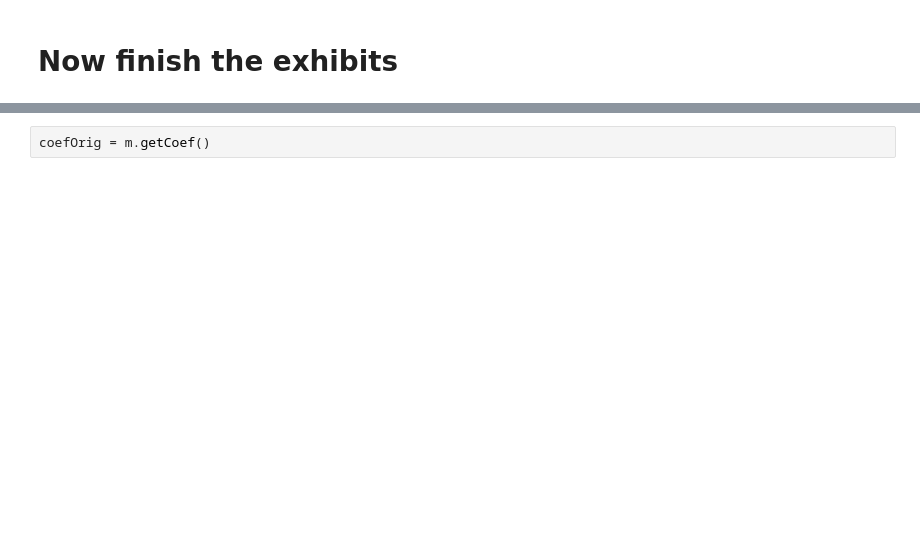
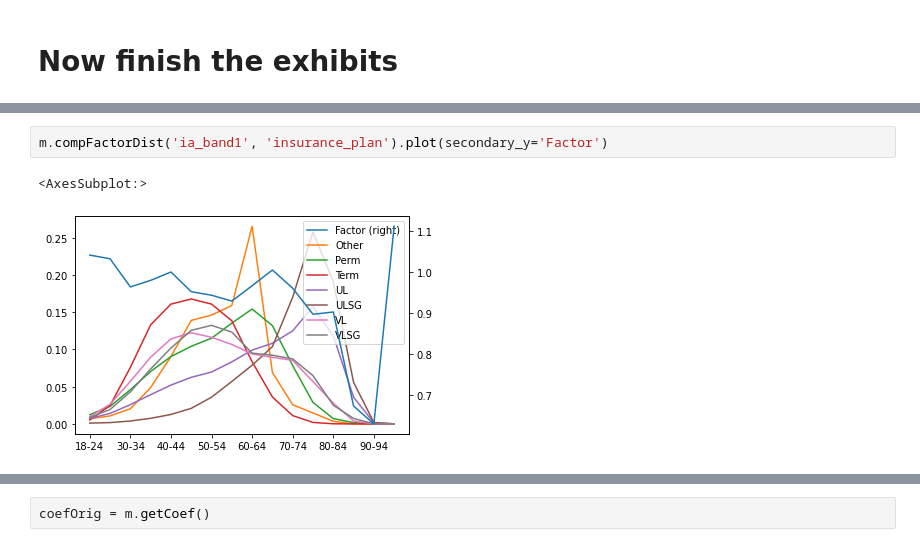
Before and after one commit to SOA-ILEC-Demo/ILECTools, a Jupyter notebook: sample_notebooks/Beyond_Actual_to_Table.ipynb, the cells around one changed output, grey strips where cells are left out. Saved outputs shown, nothing was run; the diff lists cells and outputs as text; blank space fills up the shorter version.

```diff
--- a/sample_notebooks/Beyond_Actual_to_Table.ipynb
+++ b/sample_notebooks/Beyond_Actual_to_Table.ipynb
@@ -149,0 +242,5 @@ m = models['policy']
+# %%
+m.compFactorDist('ia_band1', 'insurance_plan').plot(secondary_y='Factor')
+# %% [output]
+<AxesSubplot:>
+[figure, added]
```
Also changed, not shown: parts of 46 cells of this notebook, 2 other files.
